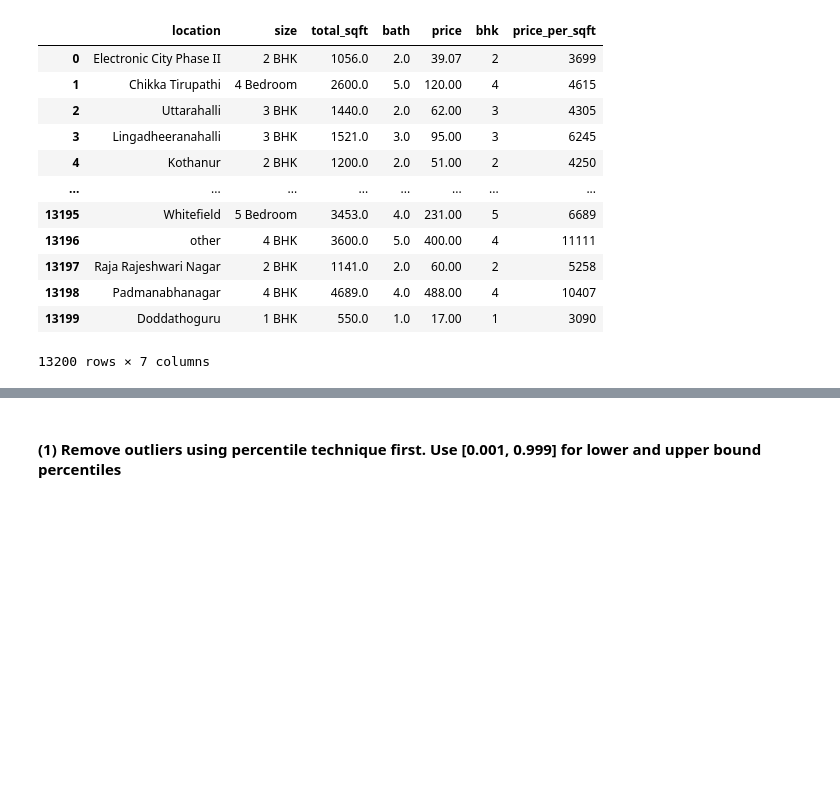
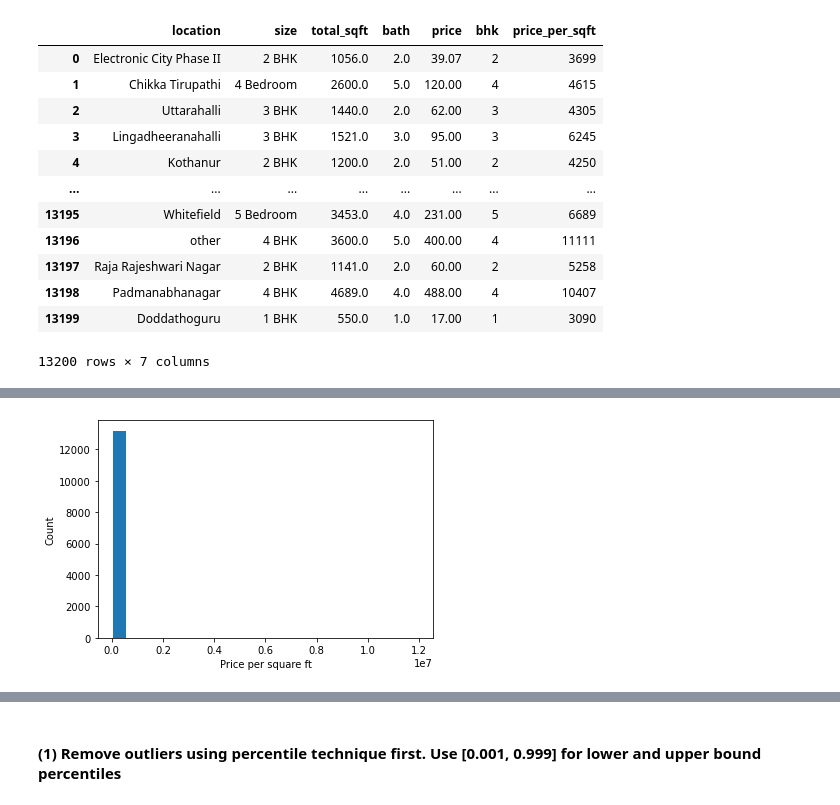
Before and after one commit to rhodapang/Python-Project, a Jupyter notebook: Data Science Feature Engineering by Python.ipynb, the cells around one changed output, grey strips where cells are left out. Drawn from its saved outputs; the diff is of its cells as text; code cells hidden in the pictures; blank space fills up the shorter version.

```diff
--- a/Data Science Feature Engineering by Python.ipynb
+++ b/Data Science Feature Engineering by Python.ipynb
@@ -385,0 +398,7 @@ df_bhp
+# %%
+plt.hist(df_bhp.price_per_sqft, bins = 20, rwidth = 0.8)
+plt.xlabel('Price per square ft')
+plt.ylabel('Count')
+plt.show()
+# %% [output]
+[figure, added]
```
Also changed, not shown: parts of 11 cells of this notebook.
